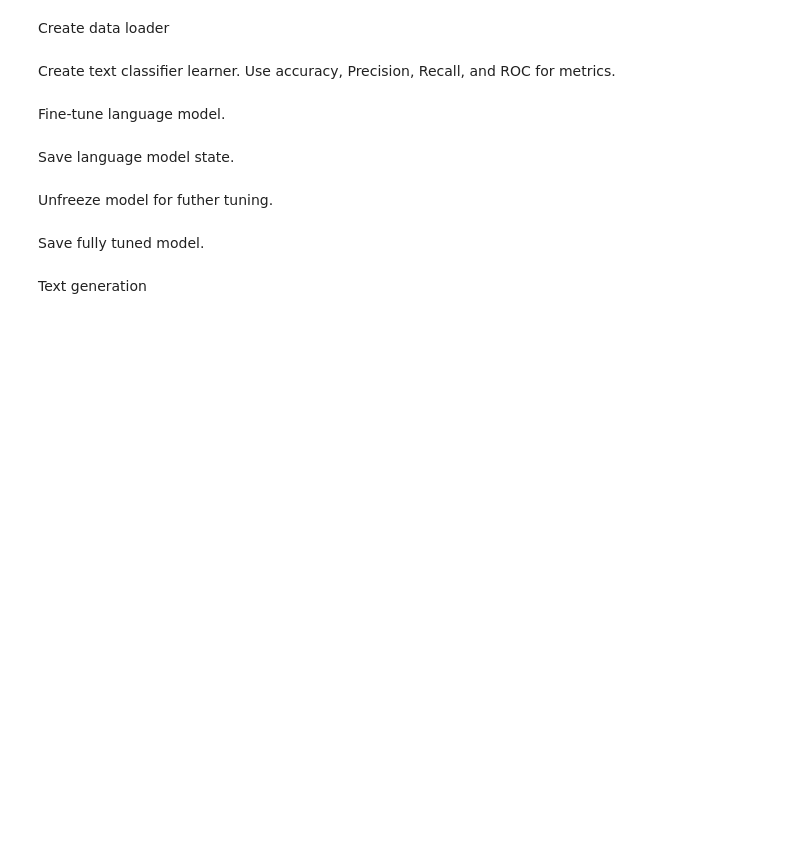
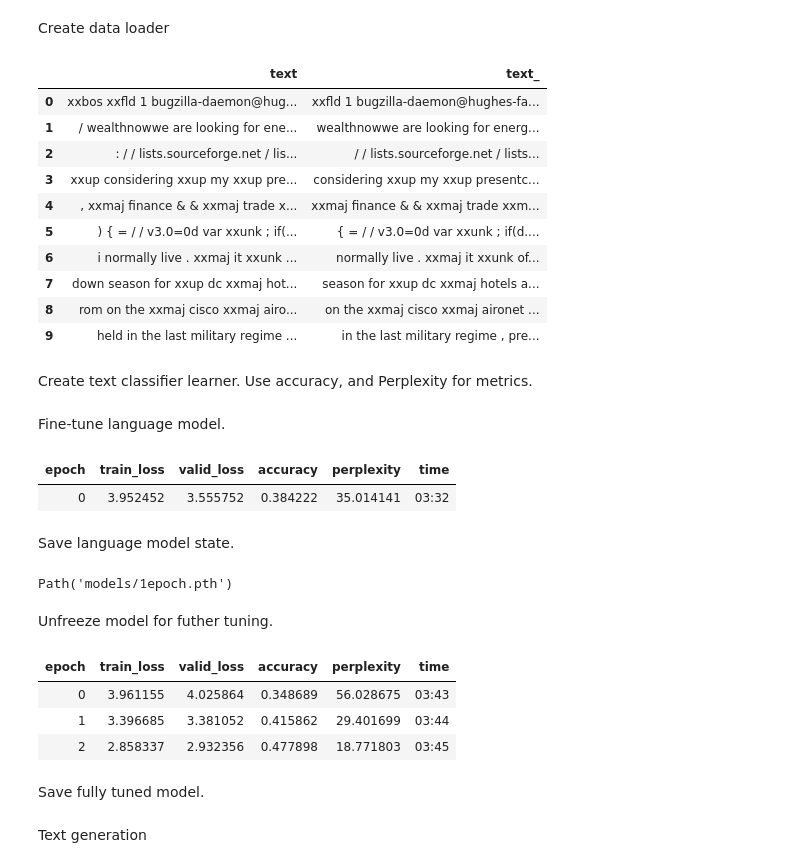
Before and after one commit to himalayahall/YU_FASTAI, a Jupyter notebook: fastai-email-ham-spam-classifier.ipynb, the cells around one changed output. Drawn from its saved outputs; the diff is of its cells as text; code cells hidden in the pictures; blank space fills up the shorter version.

```diff
--- a/fastai-email-ham-spam-classifier.ipynb
+++ b/fastai-email-ham-spam-classifier.ipynb
@@ -179,9 +193,9 @@ interp.plot_confusion_matrix()
 
 Create data loader for language modeling. Set aside 10% data using **RandomSplitter** for model validation.
 # %%
-# dls_lm = DataBlock(
-#     blocks=TextBlock.from_df(text_cols=('from', 'subject', 'text'),
-#                              is_lm=True),
-#     get_x=ColReader('text'),
-#     splitter=RandomSplitter(valid_pct=0.1, seed=12345)
-#     ).dataloaders(df1, bs=64)
+dls_lm = DataBlock(
+    blocks=TextBlock.from_df(text_cols=('from', 'subject', 'text'),
+                             is_lm=True),
+    get_x=ColReader('text'),
+    splitter=RandomSplitter(valid_pct=0.1, seed=12345)
+    ).dataloaders(df1, bs=64)
@@ -188,7 +204,19 @@ Create data loader for language modeling. Set aside 10% data using **RandomSplit
 # %% [markdown]
 Create data loader
 # %%
-# dls_lm.show_batch(max_n = 10)
+dls_lm.show_batch(max_n = 10)
+# %% [output]
+|  | text | text_ |
+| 0 | xxbos xxfld 1 bugzilla-daemon@hug... | xxfld 1 bugzilla-daemon@hughes-fa... |
+| 1 | / wealthnowwe are looking for ene... | wealthnowwe are looking for energ... |
+| 2 | : / / lists.sourceforge.net / lis... | / / lists.sourceforge.net / lists... |
+| 3 | xxup considering xxup my xxup pre... | considering xxup my xxup presentc... |
+| 4 | , xxmaj finance & & xxmaj trade x... | xxmaj finance & & xxmaj trade xxm... |
+| 5 | ) { = / / v3.0=0d var xxunk ; if(... | { = / / v3.0=0d var xxunk ; if(d.... |
+| 6 | i normally live . xxmaj it xxunk ... | normally live . xxmaj it xxunk of... |
+| 7 | down season for xxup dc xxmaj hot... | season for xxup dc xxmaj hotels a... |
+| 8 | rom on the xxmaj cisco xxmaj airo... | on the xxmaj cisco xxmaj aironet ... |
+| 9 | held in the last military regime ... | in the last military regime , pre... |
 # %% [markdown]
-Create text classifier learner. Use accuracy, Precision, Recall, and ROC for metrics.
+Create text classifier learner. Use accuracy, and Perplexity for metrics.
 # %%
@@ -200,11 +228,16 @@ Create text classifier learner. Use accuracy, Precision, Recall, and ROC for met
 # %% [markdown]
 Fine-tune language model.
 # %%
-# learn.fit_one_cycle(1, 2e-2)
+lm_learner.fit_one_cycle(1, 2e-2)
+# %% [output]
+| epoch | train_loss | valid_loss | accuracy | perplexity | time |
+| 0 | 3.952452 | 3.555752 | 0.384222 | 35.014141 | 03:32 |
 # %% [markdown]
 Save language model state.
 # %%
-# learn.save('1epoch')
+lm_learner.save('1epoch')
+# %% [output]
+Path('models/1epoch.pth')
 # %% [markdown]
 Unfreeze model for futher tuning.
 # %%
@@ -212,5 +245,10 @@ Unfreeze model for futher tuning.
 # %%
-# learn.fit_one_cycle(3, 2e-2)
+lm_learner.fit_one_cycle(3, 2e-2)
+# %% [output]
+| epoch | train_loss | valid_loss | accuracy | perplexity | time |
+| 0 | 3.961155 | 4.025864 | 0.348689 | 56.028675 | 03:43 |
+| 1 | 3.396685 | 3.381052 | 0.415862 | 29.401699 | 03:44 |
+| 2 | 2.858337 | 2.932356 | 0.477898 | 18.771803 | 03:45 |
 # %% [markdown]
 Save fully tuned model.
 # %%
```
Also changed, not shown: parts of 25 cells of this notebook.
